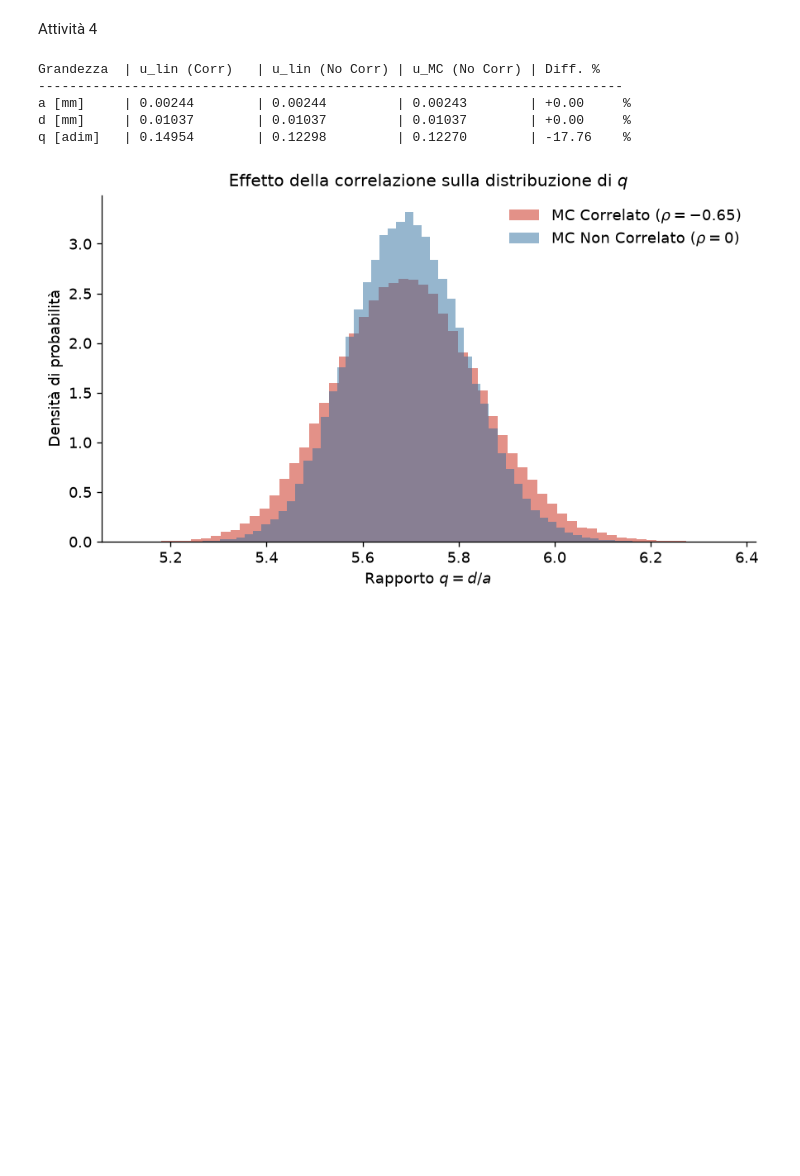
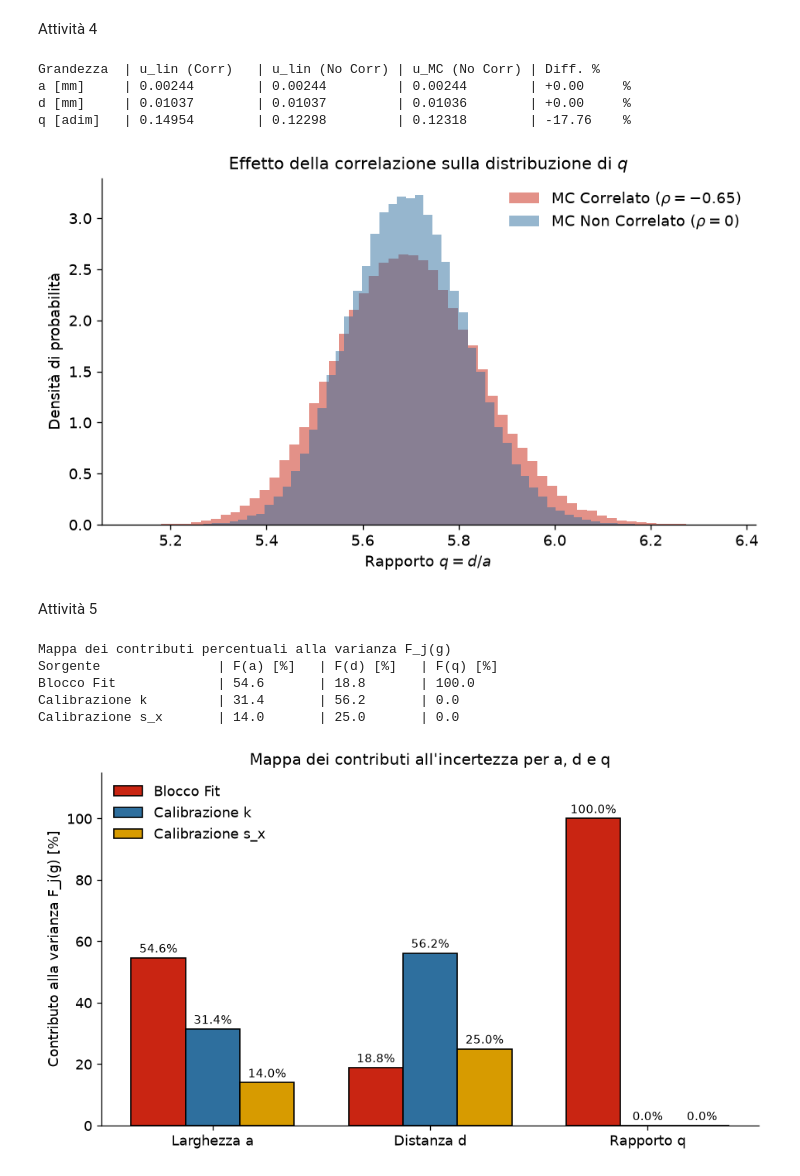
Before and after one commit to LeonardoZara/LabEMO-Romani-Mercanti-Zara, a Jupyter notebook: analisidati.ipynb, the cells around one changed output. Drawn from its saved outputs; the diff is of its cells as text; code cells hidden in the pictures; blank space fills up the shorter version.

Commit message:
attività 5

```diff
--- a/analisidati.ipynb
+++ b/analisidati.ipynb
@@ -463,7 +461,6 @@ u_g_mc_uncorr = [np.std(a_mc_un, ddof=1), np.std(d_mc_un, ddof=1), np.std(q_mc_u
 
 # Stampa del confronto
 print(f"{'Grandezza':<10} | {'u_lin (Corr)':<14} | {'u_lin (No Corr)':<15} | {'u_MC (No Corr)':<14} | {'Diff. %':<10}")
-print("-" * 75)
 for nome, u_c, u_un, u_mc_u in zip(nomi_output, u_g_lin, u_g_uncorr, u_g_mc_uncorr):
     diff_perc = 100.0 * (u_un - u_c) / u_c
     print(f"{nome:<10} | {u_c:<14.5f} | {u_un:<15.5f} | {u_mc_u:<14.5f} | {diff_perc:<+10.2f}%")
@@ -480,8 +477,60 @@ plt.tight_layout()
 plt.show()
 # %% [output]
 Grandezza  | u_lin (Corr)   | u_lin (No Corr) | u_MC (No Corr) | Diff. %
----------------------------------------------------------------------------
-a [mm]     | 0.00244        | 0.00244         | 0.00243        | +0.00     %
-d [mm]     | 0.01037        | 0.01037         | 0.01037        | +0.00     %
-q [adim]   | 0.14954        | 0.12298         | 0.12270        | -17.76    %
+a [mm]     | 0.00244        | 0.00244         | 0.00244        | +0.00     %
+d [mm]     | 0.01037        | 0.01037         | 0.01036        | +0.00     %
+q [adim]   | 0.14954        | 0.12298         | 0.12318        | -17.76    %
-[figure, old version]
+[figure, new version]
+# %% [markdown]
+Attività 5
+# %%
+# Isolamento dei 3 blocchi della matrice di covarianza C_z
+C_fit = np.zeros_like(C_z)
+C_fit[:2, :2] = C_z[:2, :2]  # Blocco 2x2 congiunto di (alpha, delta)
+
+C_k = np.zeros_like(C_z)
+C_k[2, 2] = C_z[2, 2]        # Solo varianza di k
+
+C_sx = np.zeros_like(C_z)
+C_sx[3, 3] = C_z[3, 3]       # Solo varianza di s_x
+
+# Calcolo delle varianze parziali u_j^2(g) per ciascun gruppo
+var_fit = np.diag(J @ C_fit @ J.T)
+var_k   = np.diag(J @ C_k @ J.T)
+var_sx  = np.diag(J @ C_sx @ J.T)
+
+matrice_varianze = np.vstack([var_fit, var_k, var_sx])
+somma_varianze = np.sum(matrice_varianze, axis=0)
+
+# Calcolo delle frazioni percentuali F_j(g)
+F_perc = 100.0 * matrice_varianze / somma_varianze
+etichette_gruppi = [r"Blocco Fit", "Calibrazione k", "Calibrazione s_x"]
+
+print("Mappa dei contributi percentuali alla varianza F_j(g)")
+print(f"{'Sorgente':<22} | {'F(a) [%]':<10} | {'F(d) [%]':<10} | {'F(q) [%]':<10}")
+for etichetta, riga in zip(etichette_gruppi, F_perc):
+    print(f"{etichetta:<22} | {riga[0]:<10.1f} | {riga[1]:<10.1f} | {riga[2]:<10.1f}")
+
+x_pos = np.arange(len(nomi_output))
+width = 0.25
+colori = [ROSSO, AZZURRO, ORO]
+
+fig, ax = plt.subplots(figsize=(8, 4.6))
+for idx, (etichetta, riga, col) in enumerate(zip(etichette_gruppi, F_perc, colori)):
+     barre = ax.bar(x_pos + (idx - 1) * width, riga, width, label=etichetta, color=col, edgecolor="black")
+     ax.bar_label(barre, fmt="%.1f%%", padding=2, fontsize=9)
+
+ax.set_xticks(x_pos, labels=["Larghezza a", "Distanza d", "Rapporto q"])
+ax.set_ylabel("Contributo alla varianza F_j(g) [%]")
+ax.set_ylim(0, 115)
+ax.set_title("Mappa dei contributi all'incertezza per a, d e q")
+ax.legend()
+plt.tight_layout()
+plt.show()
+# %% [output]
+Mappa dei contributi percentuali alla varianza F_j(g)
+Sorgente               | F(a) [%]   | F(d) [%]   | F(q) [%]
+Blocco Fit             | 54.6       | 18.8       | 100.0
+Calibrazione k         | 31.4       | 56.2       | 0.0
+Calibrazione s_x       | 14.0       | 25.0       | 0.0
+[figure, added]
```
Also changed, not shown: parts of 1 cell of this notebook.
